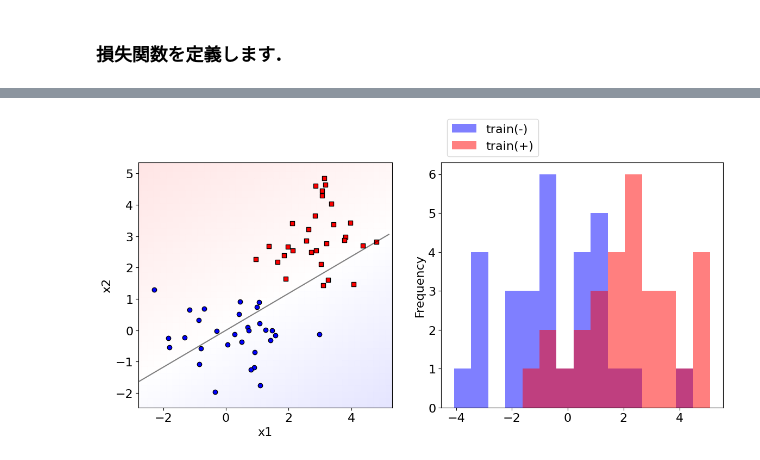
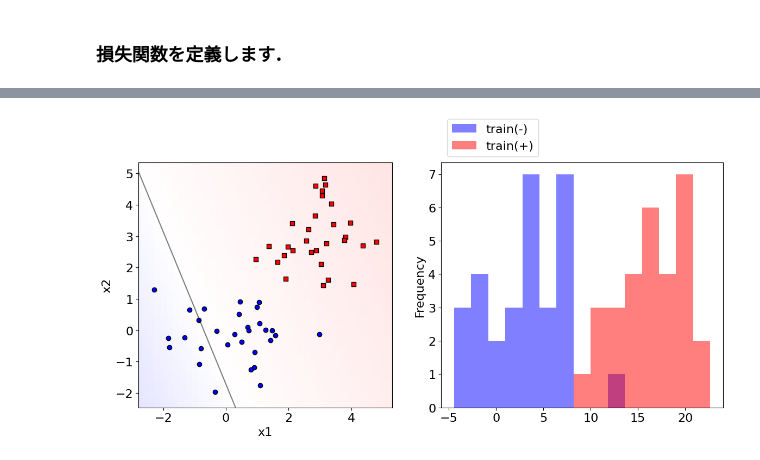
Before and after one commit to tachom-a11/111111, a Jupyter notebook: ipynb/ex_Perceptrons.ipynb, the cells around one changed output, grey strips where cells are left out. Drawn from its saved outputs; the diff is of its cells as text; code cells hidden in the pictures.

```diff
--- a/ipynb/ex_Perceptrons.ipynb
+++ b/ipynb/ex_Perceptrons.ipynb
@@ -115,8 +129,8 @@ def g(X, w):
 # %%
 #@title {run: "auto"}
-w0 = 0 #@param{type:"slider", min:-5, max:5, step:0.1}
-w1 = -1 #@param{type:"slider", min:-5, max:5, step:0.1}
-w2 = 1.7 #@param{type:"slider", min:-5, max:5, step:0.1}
+w0 = 2.4 #@param{type:"slider", min:-5, max:5, step:0.1}
+w1 = 3.4 #@param{type:"slider", min:-5, max:5, step:0.1}
+w2 = 1.4 #@param{type:"slider", min:-5, max:5, step:0.1}
 w = np.array( [w0, w1, w2] )
 
 ll = LogisticLoss(y, g(X, w))
@@ -131 +145 @@ plotter.plot_clf()
-[figure, old version]
+[figure, new version]
```
Also changed, not shown: parts of 9 cells of this notebook.
